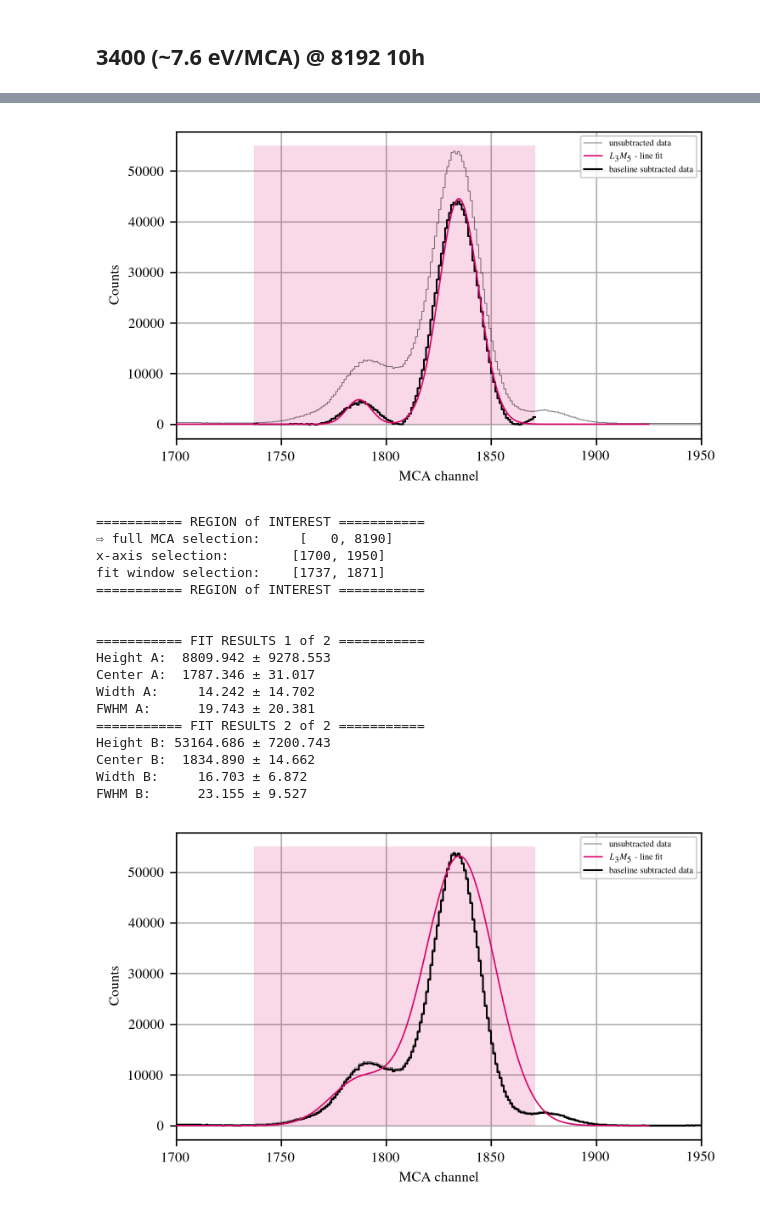
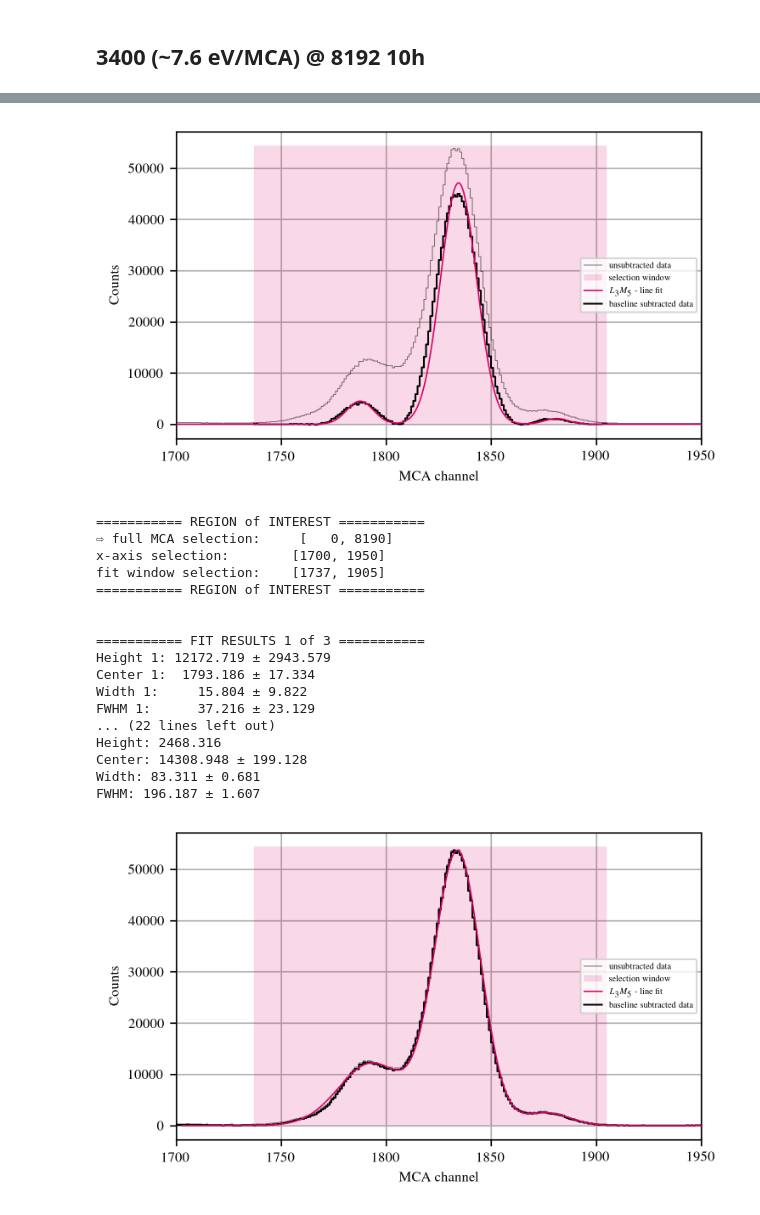
Before and after one commit to SirPhoenix007/IBA-Bonn, a Jupyter notebook: Study_2602_PIXEDetector/PIXE_results_HarwellSource.ipynb, the cells around one changed output, grey strips where cells are left out. Saved outputs shown, nothing was run; the diff lists cells and outputs as text; code cells hidden in the pictures.

```diff
--- a/Study_2602_PIXEDetector/PIXE_results_HarwellSource.ipynb
+++ b/Study_2602_PIXEDetector/PIXE_results_HarwellSource.ipynb
@@ -242,6 +237,9 @@ def peak_fitter(file:str, init_values:list, gauss_ident:str,
             elif (gauss_ident == 'double'):
                 beta = evaluator_scipy(func=double_gauss_func, beta0_list=init_values,
                             x=bins_selwindow, y=subtr_data[offset_start:offset_end], xerr=bins_err, yerr=data_err[select_window[0]:select_window[1]+1])
+            elif (gauss_ident == 'multi'):
+                beta = evaluator_scipy(func=multi_gauss, beta0_list=init_values,
+                            x=bins_selwindow, y=subtr_data[offset_start:offset_end], xerr=bins_err, yerr=data_err[select_window[0]:select_window[1]+1])
             return beta, subtr_data
         elif (region_flag == 'roi_f'):
             if (gauss_ident == 'single'):
@@ -249,6 +247,9 @@ def peak_fitter(file:str, init_values:list, gauss_ident:str,
                             x=bins_selwindow, y=subtr_data_fit, xerr=bins_err, yerr=data_err[select_window[0]:select_window[1]+1])
             elif (gauss_ident == 'double'):
                 beta = evaluator_scipy(func=double_gauss_func, beta0_list=init_values,
+                            x=bins_selwindow, y=subtr_data_fit, xerr=bins_err, yerr=data_err[select_window[0]:select_window[1]+1])
+            elif (gauss_ident == 'multi'):
+                beta = evaluator_scipy(func=multi_gauss, beta0_list=init_values,
                             x=bins_selwindow, y=subtr_data_fit, xerr=bins_err, yerr=data_err[select_window[0]:select_window[1]+1])
             return beta, subtr_data_fit
         elif (region_flag == 'roi_t'):
@@ -258,4 +259,7 @@ def peak_fitter(file:str, init_values:list, gauss_ident:str,
             elif (gauss_ident == 'double'):
                 beta = evaluator_scipy(func=double_gauss_func, beta0_list=init_values,
                             x=bins, y=subtr_data_full, xerr=np.array([2]*len(bins)), yerr=data_err)
+            elif (gauss_ident == 'multi'):
+                beta = evaluator_scipy(func=multi_gauss, beta0_list=init_values,
+                            x=bins, y=subtr_data_full, xerr=np.array([2]*len(bins)), yerr=data_err)
             return beta, subtr_data_full
@@ -381,3 +375,13 @@ def fit_result_printer(beta:dict, roi_x:list, roi_fit:list, gauss_type:str, r_fl
         print(f'Center B:'.ljust(9) + f' {param[4]:.3f}'.rjust(10) +  f' \u00B1 {errors[4]:.3f}')
         print(f'Width B:'.ljust(9)  + f'{param[5]:.3f}'.rjust(10)  +  f' \u00B1 {errors[5]:.3f}')
         print(f'FWHM B:'.ljust(9)   + f'{param[5]*(2*np.log(2)):.3f}'.rjust(10) +  f' \u00B1 {errors[5]*(2*np.log(2)):.3f}')
+        print('=========== END of FIT RESULTS ===========')
+    elif (gauss_type == 'm'):
+        for i in range(0,len(param),3):
+            res_id = int(i/3 + 1)
+            print(f'=========== FIT RESULTS {res_id} of {int(len(param)/3)} ===========')
+            print(f'Height {res_id}:'.ljust(9) + f' {param[i]:.3f}'.rjust(10) +  f' \u00B1 {errors[i]:.3f}')
+            print(f'Center {res_id}:'.ljust(9) + f' {param[i+1]:.3f}'.rjust(10) +  f' \u00B1 {errors[i+1]:.3f}')
+            print(f'Width {res_id}:'.ljust(9)  + f'{param[i+2]:.3f}'.rjust(10)  +  f' \u00B1 {errors[i+2]:.3f}')
+            print(f'FWHM {res_id}:'.ljust(9)   + f'{param[i+2]*(2*np.sqrt(2*np.log(2))):.3f}'.rjust(10) +  f' \u00B1 {errors[i+2]*(2*np.sqrt(2*np.log(2))):.3f}')
+        print('=========== END of FIT RESULTS ===========')
@@ -525,7 +599,7 @@ def selection_fitter_plotter(file:str, peaks:list,
 file_to_analyze = './/collected_data//2026_05_13//20260513-160638.vspc'
 
 init_val1 = [[1800,7820,19]]
-init_val2 = [[10500,1780,18,55000,1835,15]]
+init_val2 = [[10500,1780,12,51800,1830,10,2200,1876,10]]
 init_val3 = [[2000,3460,15]]
 xlim1 = [7700,8000]
 xlim2 = [1700,1950]
@@ -533,11 +607,11 @@ xlim3 = [3350,3550]
 ylim1 = [0,2000]
 ylim2 = []
 ylim3 = [0,2300]
-info1 = ['Americium', '$\gamma_{2,0}$']
-info2 = ['Neptunium', '$L_3M_5$', 'test','test']
-info3 = ['Americium', '$\gamma_{4,0}$']
+info1 = ['Americium', r'$\gamma_{2,0}$']
+info2 = ['Neptunium', r'$L_3M_5$', 'test1','test2', 'test3']
+info3 = ['Americium', r'$\gamma_{4,0}$']
 gauss1 = ['single']
-gauss2 = ['double']
+gauss2 = ['multi']
 gauss3 = ['single']
 
 # selection_fitter_plotter(file = file_to_analyze, peaks = init_val1, xlim=xlim1, ylim=ylim1, info=info1, col_flag=True, identifier='0s', gauss_ident=gauss1, s_flag=True, r_flag='roi_x')
@@ -597,19 +671,19 @@ FWHM B:      13.013 ± 0.271
-[figure, old version]
+[figure, new version]
 =========== REGION of INTEREST ===========
 ⇨ full MCA selection:     [   0, 8190]
 x-axis selection:        [1700, 1950]
-fit window selection:    [1737, 1871]
+fit window selection:    [1737, 1905]
 =========== REGION of INTEREST ===========
 
 
-=========== FIT RESULTS 1 of 2 ===========
-Height A:  8809.942 ± 9278.553
-Center A:  1787.346 ± 31.017
-Width A:     14.242 ± 14.702
-FWHM A:      19.743 ± 20.381
-=========== FIT RESULTS 2 of 2 ===========
-Height B: 53164.686 ± 7200.743
-Center B:  1834.890 ± 14.662
-Width B:     16.703 ± 6.872
-FWHM B:      23.155 ± 9.527
+=========== FIT RESULTS 1 of 3 ===========
+Height 1: 12172.719 ± 2943.579
+Center 1:  1793.186 ± 17.334
+Width 1:     15.804 ± 9.822
+FWHM 1:      37.216 ± 23.129
+... (22 lines left out)
+Height: 2468.316
+Center: 14308.948 ± 199.128
+Width: 83.311 ± 0.681
+FWHM: 196.187 ± 1.607
-[figure, old version]
+[figure, new version]
```
Also changed, not shown: parts of 6 cells of this notebook, 7 other files.
